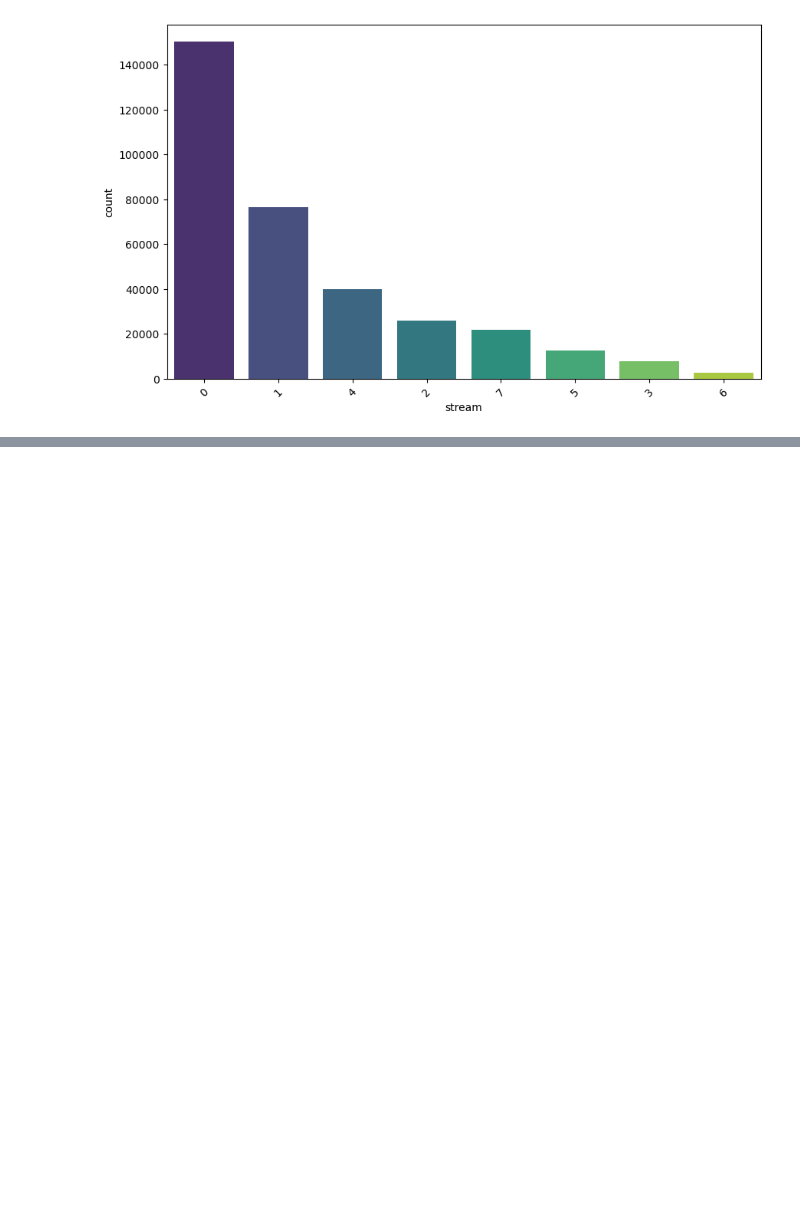
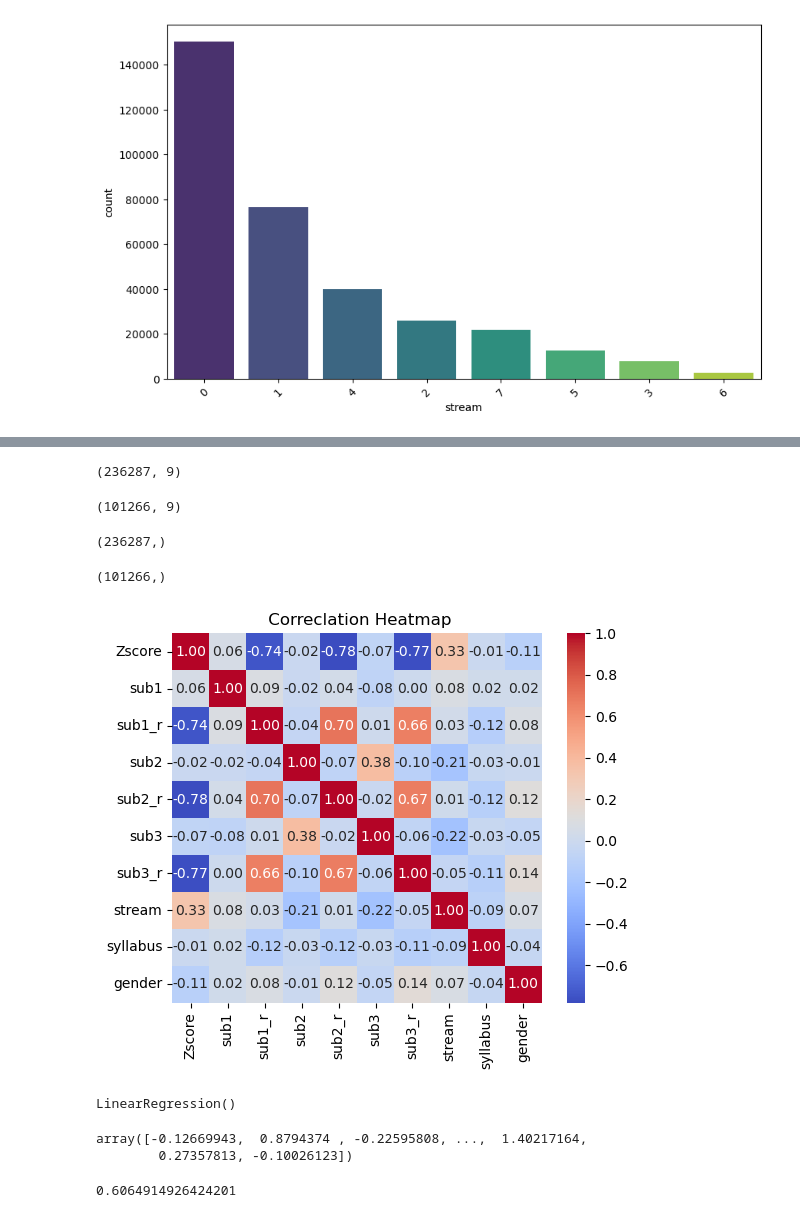
Before and after one commit to Devnath03/Machine_Learning_End-to-End_Models, a Jupyter notebook: Z-Score_Prediction/Z-Score.ipynb, the cells around one changed output, grey strips where cells are left out. Saved outputs shown, nothing was run; the diff lists cells and outputs as text; code cells hidden in the pictures; blank space fills up the shorter version.

```diff
--- a/Z-Score_Prediction/Z-Score.ipynb
+++ b/Z-Score_Prediction/Z-Score.ipynb
@@ -242,0 +270,45 @@ Passing `palette` without assigning `hue` is deprecated and will be removed in v
+# %%
+#Check x train shape
+x_train.shape
+# %% [output]
+(236287, 9)
+# %%
+#Check x test shape
+x_test.shape
+# %% [output]
+(101266, 9)
+# %%
+#Check y train shape
+y_train.shape
+# %% [output]
+(236287,)
+# %%
+#Check y test shape
+y_test.shape
+# %% [output]
+(101266,)
+# %%
+#Re Implement a heatmap
+sns.heatmap(matdata.corr(),annot=True,cmap='coolwarm',fmt='.2f',square=True)
+plt.title(" Correclation Heatmap")
+plt.show()
+# %% [output]
+[figure, added]
+# %%
+#Train the model
+model = LinearRegression()
+model.fit(x_train, y_train)
+# %% [output]
+LinearRegression()
+# %%
+#Get the prediction
+y_predict = model.predict(x_test)
+y_predict
+# %% [output]
+array([-0.12669943,  0.8794374 , -0.22595808, ...,  1.40217164,
+        0.27357813, -0.10026123])
+# %%
+#Calculate the Score of the model
+r2_score(y_test,y_predict)
+# %% [output]
+0.6064914926424201
```
Also changed, not shown: parts of 6 cells of this notebook.
